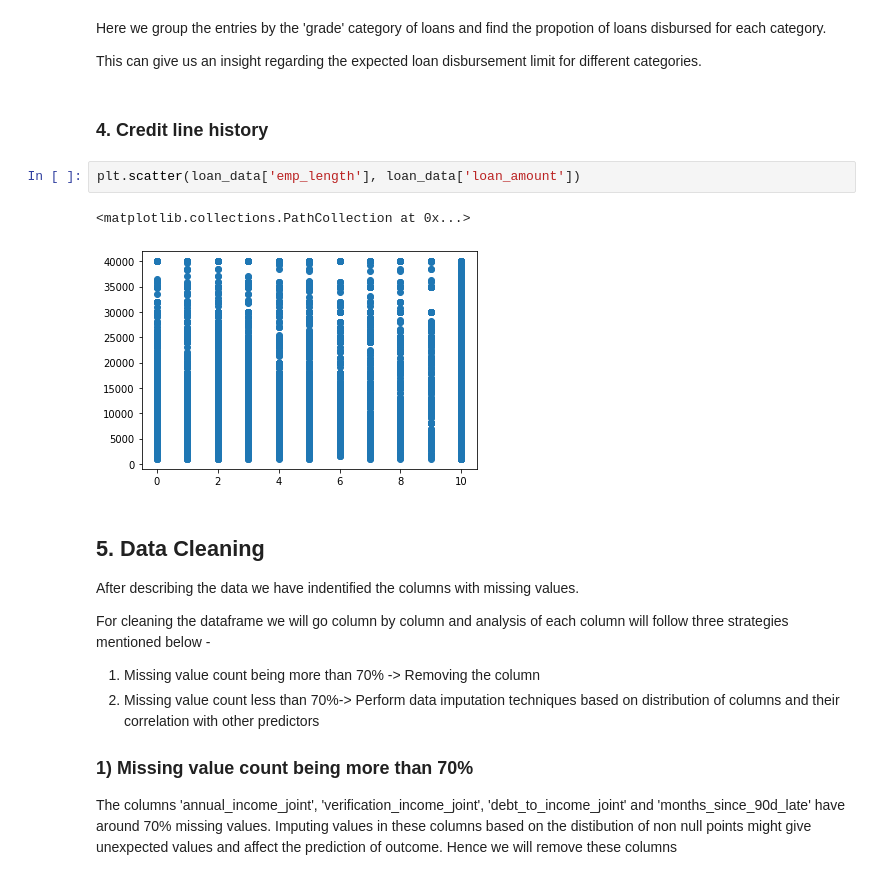
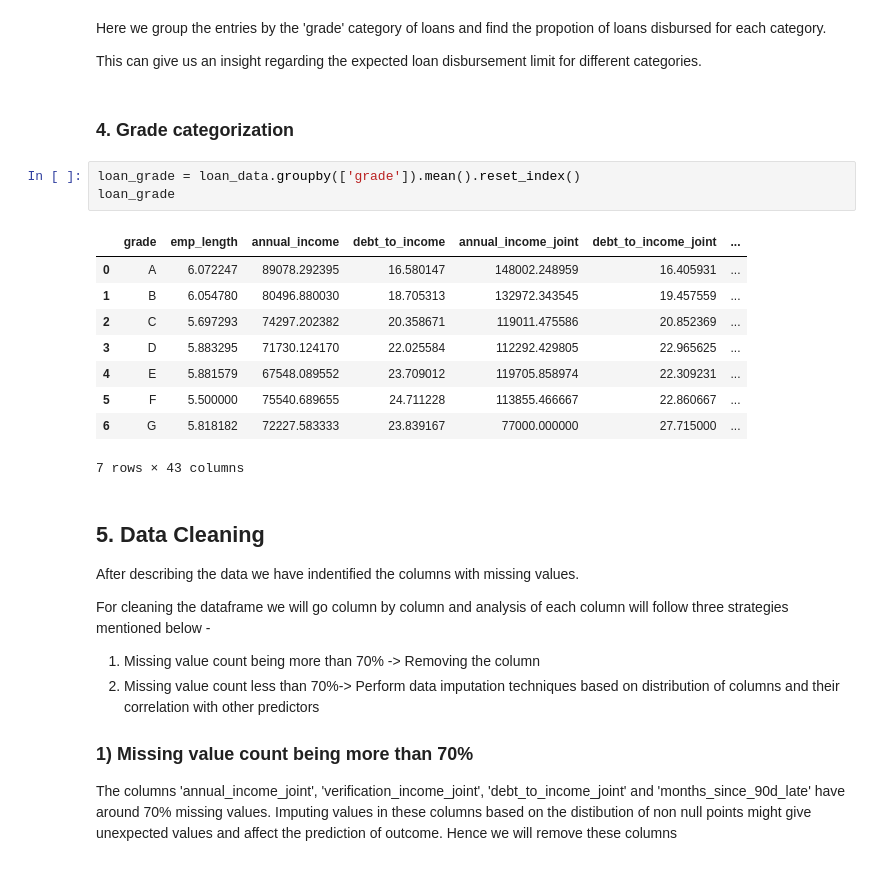
Before and after one commit to saishdesai23/Loan-Interest-Prediction, a Jupyter notebook: case_study_1_analysis.ipynb, the cells around one changed output. Cells and saved outputs as stored; diff of their text form.

```diff
--- a/case_study_1_analysis.ipynb
+++ b/case_study_1_analysis.ipynb
@@ -164,13 +164,21 @@ plt.show()
 Here we group the entries by the 'grade' category of loans and find the propotion of loans disbursed for each category.
 
 This can give us an insight regarding the expected loan disbursement limit for different categories.
-# %% [markdown]
-### 4. Credit line history
-# %%
-plt.scatter(loan_data['emp_length'], loan_data['loan_amount'])
-# %% [output]
-<matplotlib.collections.PathCollection at 0x...>
-[figure, removed]
+# %% [markdown]
+### 4. Grade categorization
+# %%
+loan_grade = loan_data.groupby(['grade']).mean().reset_index()
+loan_grade
+# %% [output]
+|  | grade | emp_length | annual_income | debt_to_income | annual_income_joint | debt_to_income_joint | ... |
+| 0 | A | 6.072247 | 89078.292395 | 16.580147 | 148002.248959 | 16.405931 | ... |
+| 1 | B | 6.054780 | 80496.880030 | 18.705313 | 132972.343545 | 19.457559 | ... |
+| 2 | C | 5.697293 | 74297.202382 | 20.358671 | 119011.475586 | 20.852369 | ... |
+| 3 | D | 5.883295 | 71730.124170 | 22.025584 | 112292.429805 | 22.965625 | ... |
+| 4 | E | 5.881579 | 67548.089552 | 23.709012 | 119705.858974 | 22.309231 | ... |
+| 5 | F | 5.500000 | 75540.689655 | 24.711228 | 113855.466667 | 22.860667 | ... |
+| 6 | G | 5.818182 | 72227.583333 | 23.839167 | 77000.000000 | 27.715000 | ... |
+7 rows × 43 columns
 # %% [markdown]
 ## 5. Data Cleaning
 
```
Also changed, not shown: parts of 21 cells of this notebook.
